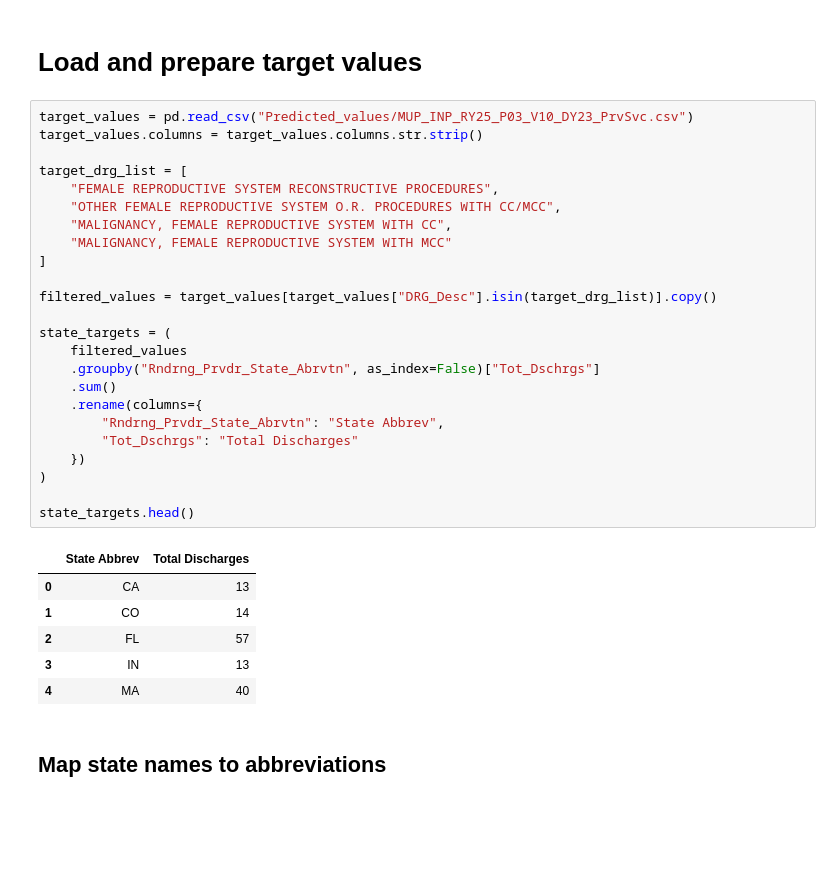
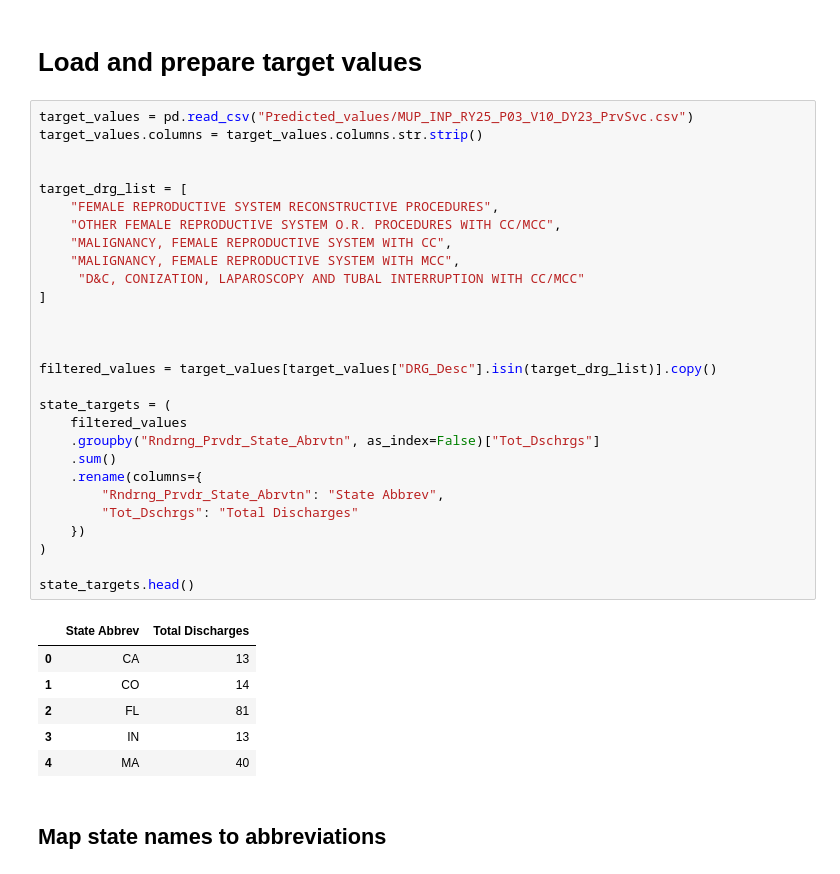
Before and after one commit to tessjoseph/ds4420finalproject, a Jupyter notebook: Neural Network.ipynb, the cells around one changed output. Cells and saved outputs as stored; diff of their text form; blank space fills up the shorter version.

```diff
--- a/Neural Network.ipynb
+++ b/Neural Network.ipynb
@@ -111,32 +126,36 @@ Feature df shape: (55, 14)
 # %%
 target_values = pd.read_csv("Predicted_values/MUP_INP_RY25_P03_V10_DY23_PrvSvc.csv")
 target_values.columns = target_values.columns.str.strip()
+
 
 target_drg_list = [
     "FEMALE REPRODUCTIVE SYSTEM RECONSTRUCTIVE PROCEDURES",
     "OTHER FEMALE REPRODUCTIVE SYSTEM O.R. PROCEDURES WITH CC/MCC",
     "MALIGNANCY, FEMALE REPRODUCTIVE SYSTEM WITH CC",
-    "MALIGNANCY, FEMALE REPRODUCTIVE SYSTEM WITH MCC"
+    "MALIGNANCY, FEMALE REPRODUCTIVE SYSTEM WITH MCC",
+     "D&C, CONIZATION, LAPAROSCOPY AND TUBAL INTERRUPTION WITH CC/MCC"
 ]
+
+
 
 filtered_values = target_values[target_values["DRG_Desc"].isin(target_drg_list)].copy()
 
 state_targets = (
     filtered_values
     .groupby("Rndrng_Prvdr_State_Abrvtn", as_index=False)["Tot_Dschrgs"]
     .sum()
     .rename(columns={
         "Rndrng_Prvdr_State_Abrvtn": "State Abbrev",
         "Tot_Dschrgs": "Total Discharges"
     })
 )
 
 state_targets.head()
 # %% [output]
 |  | State Abbrev | Total Discharges |
 | 0 | CA | 13 |
 | 1 | CO | 14 |
-| 2 | FL | 57 |
+| 2 | FL | 81 |
 | 3 | IN | 13 |
 | 4 | MA | 40 |
 # %% [markdown]
```
Also changed, not shown: parts of 22 cells of this notebook.
